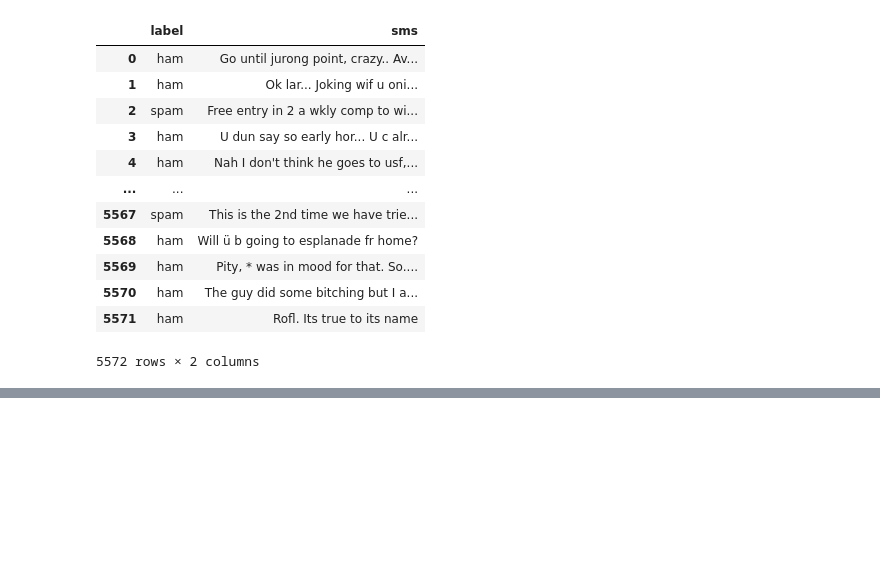
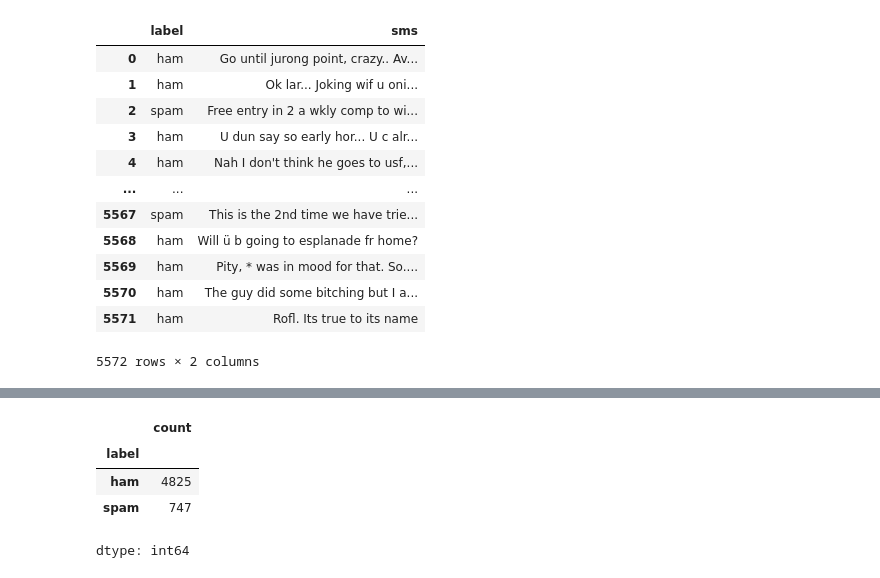
Before and after one commit to LatiefDataVisionary/scikit-learn-with-indonesia-belajar, a Jupyter notebook: SKLearn_12_|_Logistic_Regression_pada_Binary_Classification_Task.ipynb, the cells around one changed output, grey strips where cells are left out. Cells and saved outputs as stored; diff of their text form; code cells hidden in the pictures; blank space fills up the shorter version.

Commit message:
Dataset: SMS Spam Collection Dataset

```diff
--- a/SKLearn_12_|_Logistic_Regression_pada_Binary_Classification_Task.ipynb
+++ b/SKLearn_12_|_Logistic_Regression_pada_Binary_Classification_Task.ipynb
@@ -48,0 +61,8 @@ df
+# %%
+df['label'].value_counts()
+# %% [output]
+|  | count |
+| label |  |
+| ham | 4825 |
+| spam | 747 |
+dtype: int64
```
Also changed, not shown: parts of 1 cell of this notebook.
